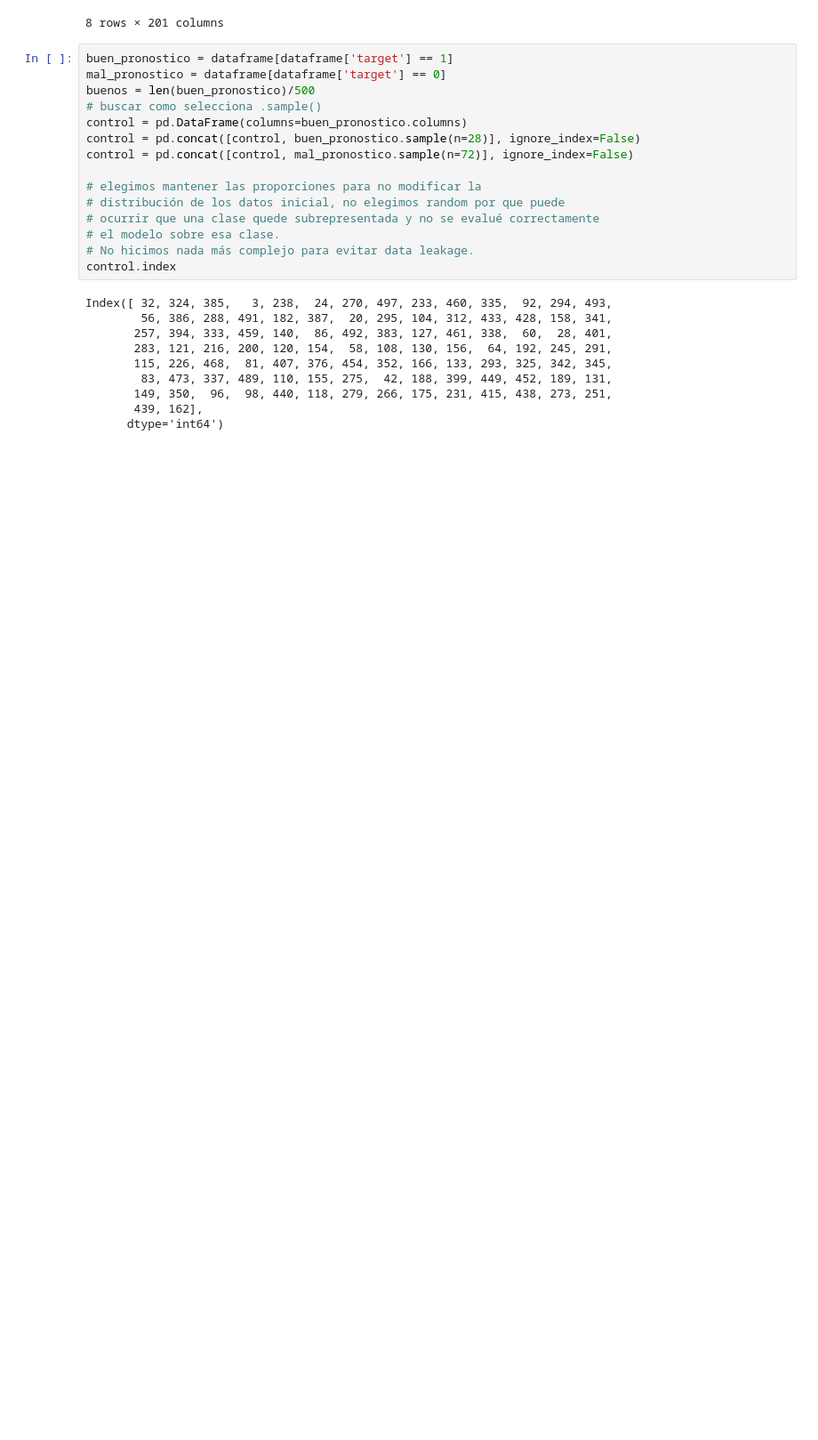
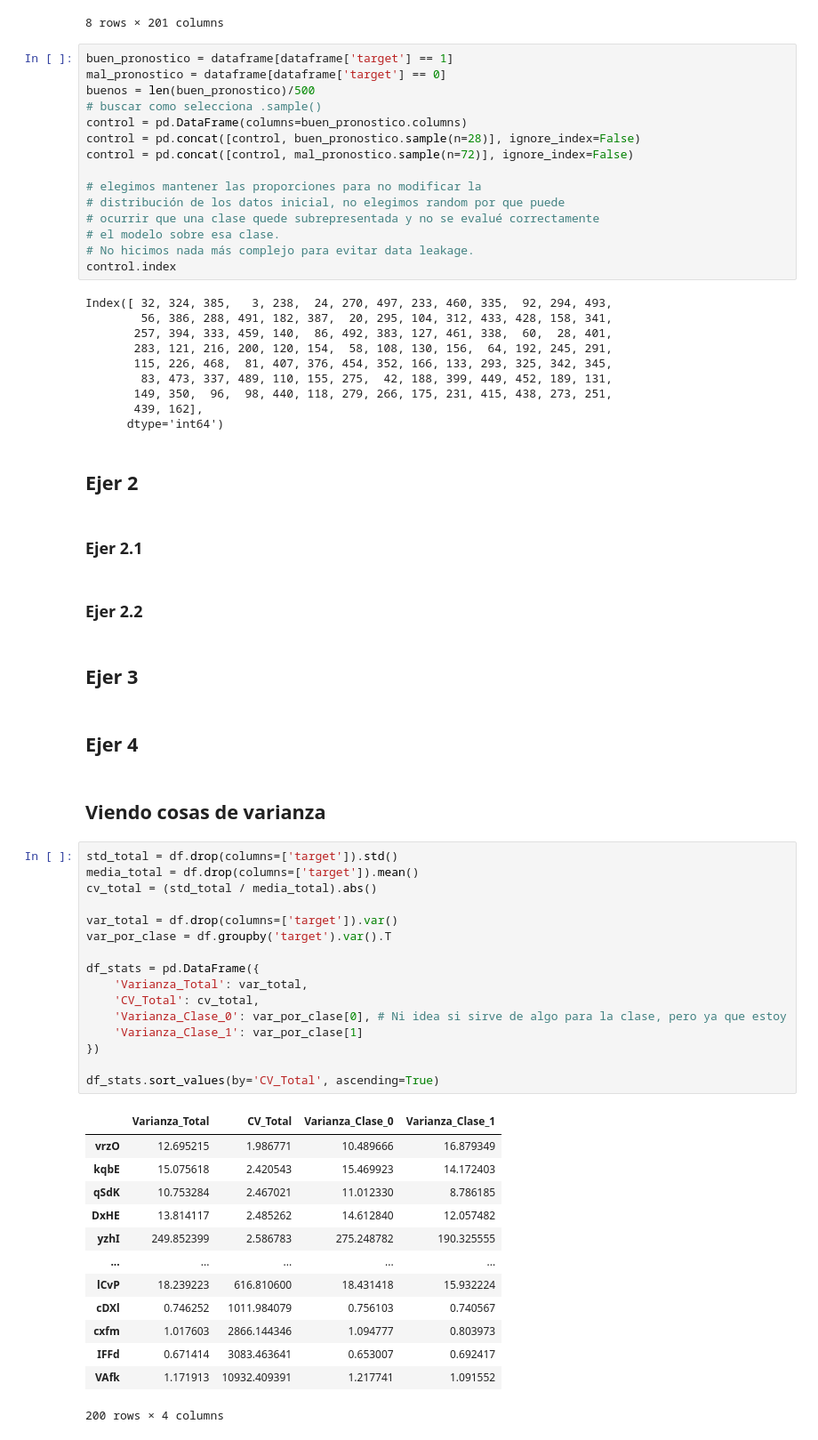
Before and after one commit to mariok99/tp, a Jupyter notebook: sol.ipynb, the cells around one changed output. Shown at 89% size. Drawn from its saved outputs; the diff is of its cells as text; blank space fills up the shorter version.

```diff
--- a/sol.ipynb
+++ b/sol.ipynb
@@ -61,3 +72,45 @@ Index([ 32, 324, 385,   3, 238,  24, 270, 497, 233, 460, 335,  92, 294, 493,
        149, 350,  96,  98, 440, 118, 279, 266, 175, 231, 415, 438, 273, 251,
        439, 162],
       dtype='int64')
+# %% [markdown]
+## Ejer 2
+# %% [markdown]
+### Ejer 2.1
+# %% [markdown]
+### Ejer 2.2
+# %% [markdown]
+## Ejer 3
+# %% [markdown]
+## Ejer 4
+# %% [markdown]
+## Viendo cosas de varianza
+# %%
+std_total = df.drop(columns=['target']).std()
+media_total = df.drop(columns=['target']).mean()
+cv_total = (std_total / media_total).abs()
+
+var_total = df.drop(columns=['target']).var()
+var_por_clase = df.groupby('target').var().T
+
+df_stats = pd.DataFrame({
+    'Varianza_Total': var_total,
+    'CV_Total': cv_total,
+    'Varianza_Clase_0': var_por_clase[0], # Ni idea si sirve de algo para la clase, pero ya que estoy
+    'Varianza_Clase_1': var_por_clase[1]
+})
+
+df_stats.sort_values(by='CV_Total', ascending=True)
+# %% [output]
+|  | Varianza_Total | CV_Total | Varianza_Clase_0 | Varianza_Clase_1 |
+| vrzO | 12.695215 | 1.986771 | 10.489666 | 16.879349 |
+| kqbE | 15.075618 | 2.420543 | 15.469923 | 14.172403 |
+| qSdK | 10.753284 | 2.467021 | 11.012330 | 8.786185 |
+| DxHE | 13.814117 | 2.485262 | 14.612840 | 12.057482 |
+| yzhI | 249.852399 | 2.586783 | 275.248782 | 190.325555 |
+| ... | ... | ... | ... | ... |
+| lCvP | 18.239223 | 616.810600 | 18.431418 | 15.932224 |
+| cDXl | 0.746252 | 1011.984079 | 0.756103 | 0.740567 |
+| cxfm | 1.017603 | 2866.144346 | 1.094777 | 0.803973 |
+| IFFd | 0.671414 | 3083.463641 | 0.653007 | 0.692417 |
+| VAfk | 1.171913 | 10932.409391 | 1.217741 | 1.091552 |
+200 rows × 4 columns
```
Also changed, not shown: parts of 8 cells of this notebook.
